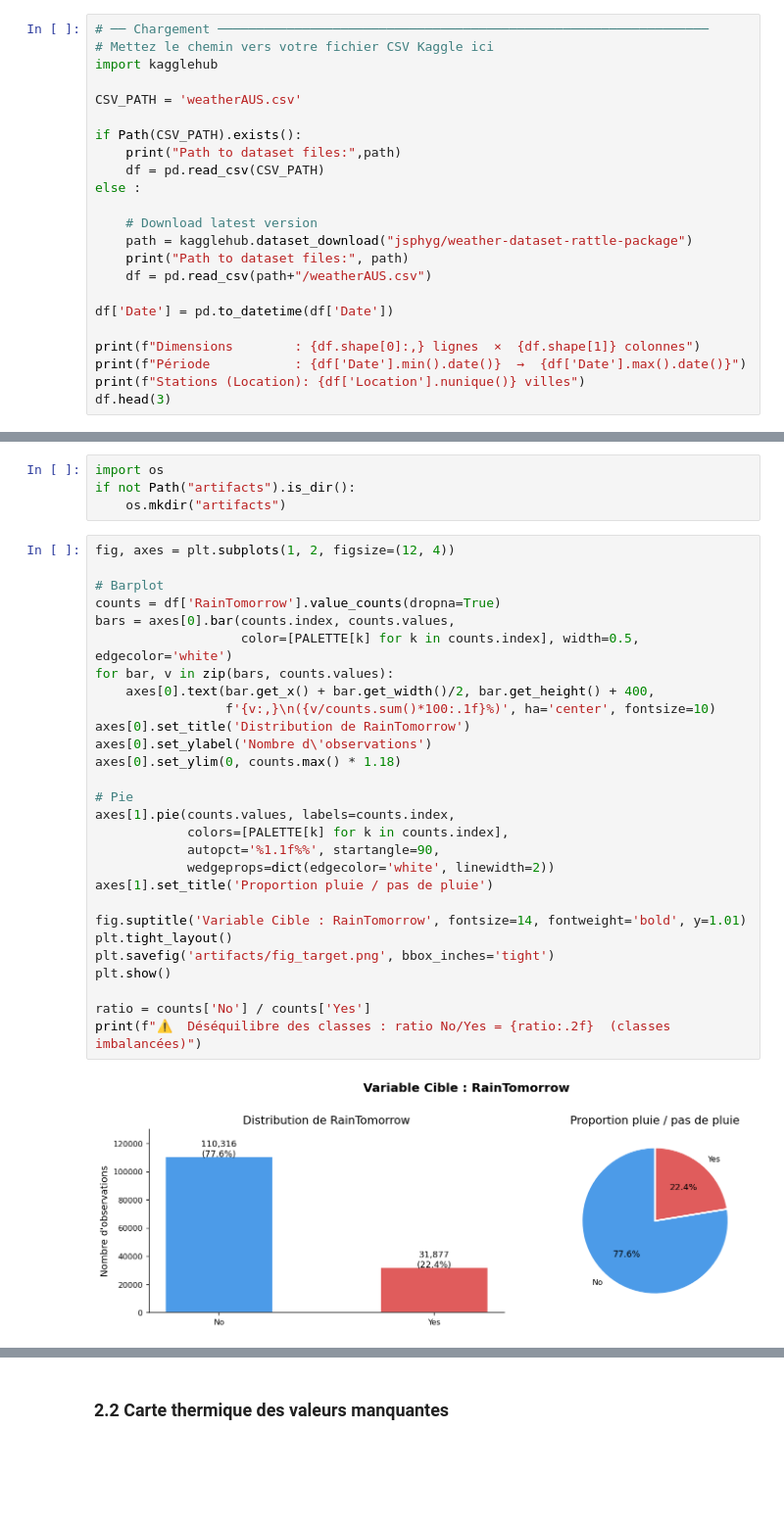
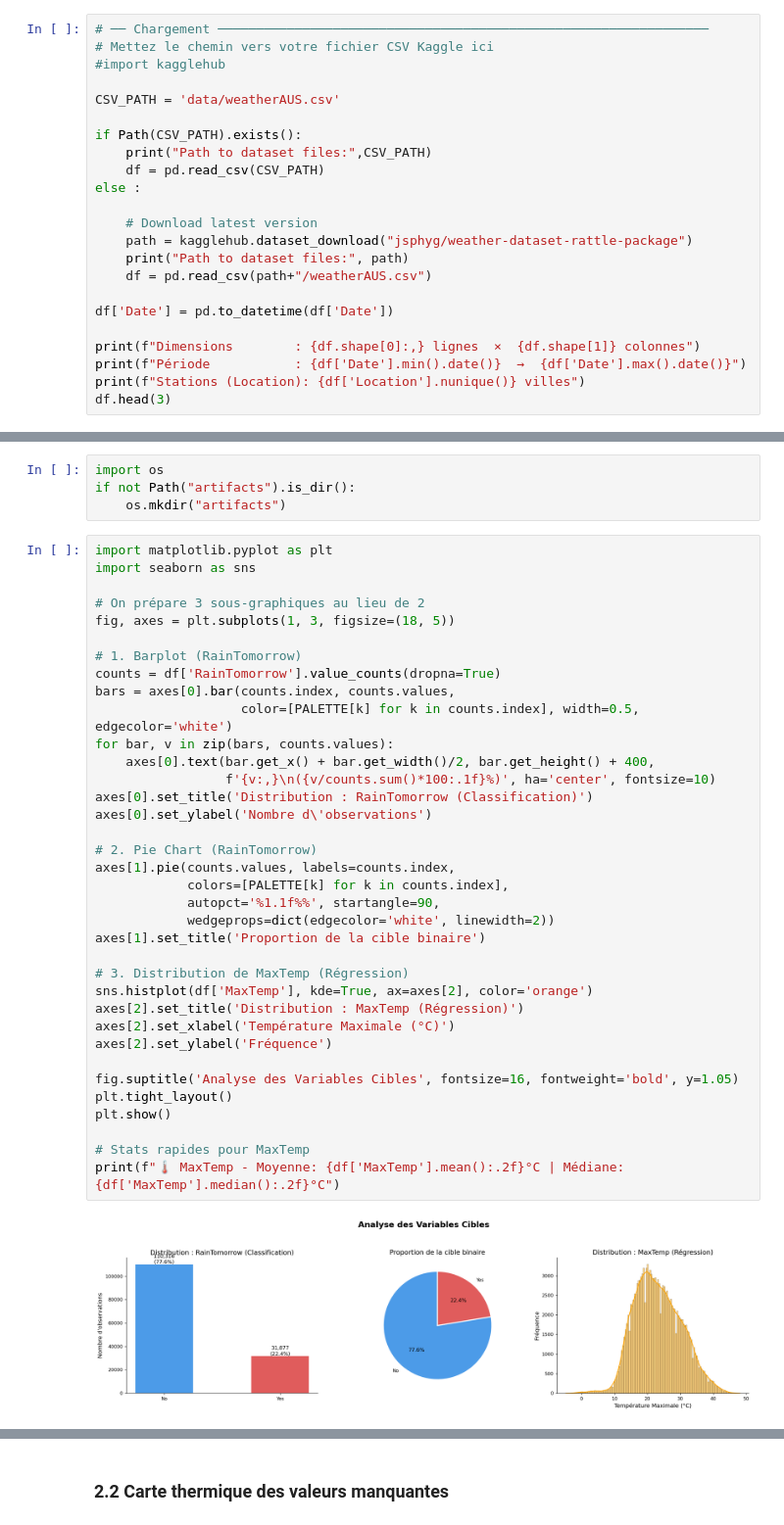
Before and after one commit to ThibaultGM78/australia_rain, a Jupyter notebook: rain_australia_analysis.ipynb, the cells around one changed output, grey strips where cells are left out. Shown at 98% size. Drawn from its saved outputs; the diff is of its cells as text; blank space fills up the shorter version.

```diff
--- a/rain_australia_analysis.ipynb
+++ b/rain_australia_analysis.ipynb
@@ -45,12 +45,12 @@ print('✅ Librairies chargées')
 # %%
 # ── Chargement ────────────────────────────────────────────────────────────────
 # Mettez le chemin vers votre fichier CSV Kaggle ici
-import kagglehub
+#import kagglehub
 
-CSV_PATH = 'weatherAUS.csv'
+CSV_PATH = 'data/weatherAUS.csv'
 
 if Path(CSV_PATH).exists():
-    print("Path to dataset files:",path)
+    print("Path to dataset files:",CSV_PATH)
     df = pd.read_csv(CSV_PATH)
 else :
 
@@ -113,32 +113,40 @@ import os
 if not Path("artifacts").is_dir():
     os.mkdir("artifacts")
 # %%
-fig, axes = plt.subplots(1, 2, figsize=(12, 4))
+import matplotlib.pyplot as plt
+import seaborn as sns
 
-# Barplot
+# On prépare 3 sous-graphiques au lieu de 2
+fig, axes = plt.subplots(1, 3, figsize=(18, 5))
+
+# 1. Barplot (RainTomorrow)
 counts = df['RainTomorrow'].value_counts(dropna=True)
 bars = axes[0].bar(counts.index, counts.values,
                    color=[PALETTE[k] for k in counts.index], width=0.5, edgecolor='white')
 for bar, v in zip(bars, counts.values):
     axes[0].text(bar.get_x() + bar.get_width()/2, bar.get_height() + 400,
                  f'{v:,}\n({v/counts.sum()*100:.1f}%)', ha='center', fontsize=10)
-axes[0].set_title('Distribution de RainTomorrow')
+axes[0].set_title('Distribution : RainTomorrow (Classification)')
 axes[0].set_ylabel('Nombre d\'observations')
-axes[0].set_ylim(0, counts.max() * 1.18)
 
-# Pie
+# 2. Pie Chart (RainTomorrow)
 axes[1].pie(counts.values, labels=counts.index,
             colors=[PALETTE[k] for k in counts.index],
             autopct='%1.1f%%', startangle=90,
             wedgeprops=dict(edgecolor='white', linewidth=2))
-axes[1].set_title('Proportion pluie / pas de pluie')
+axes[1].set_title('Proportion de la cible binaire')
 
-fig.suptitle('Variable Cible : RainTomorrow', fontsize=14, fontweight='bold', y=1.01)
+# 3. Distribution de MaxTemp (Régression)
+sns.histplot(df['MaxTemp'], kde=True, ax=axes[2], color='orange')
+axes[2].set_title('Distribution : MaxTemp (Régression)')
+axes[2].set_xlabel('Température Maximale (°C)')
+axes[2].set_ylabel('Fréquence')
+
+fig.suptitle('Analyse des Variables Cibles', fontsize=16, fontweight='bold', y=1.05)
 plt.tight_layout()
-plt.savefig('artifacts/fig_target.png', bbox_inches='tight')
 plt.show()
 
-ratio = counts['No'] / counts['Yes']
-print(f"⚠️  Déséquilibre des classes : ratio No/Yes = {ratio:.2f}  (classes imbalancées)")
+# Stats rapides pour MaxTemp
+print(f"🌡️ MaxTemp - Moyenne: {df['MaxTemp'].mean():.2f}°C | Médiane: {df['MaxTemp'].median():.2f}°C")
 # %% [output]
-[figure, old version]
+[figure, new version]
```
Also changed, not shown: parts of 21 cells of this notebook, 33 other files.
